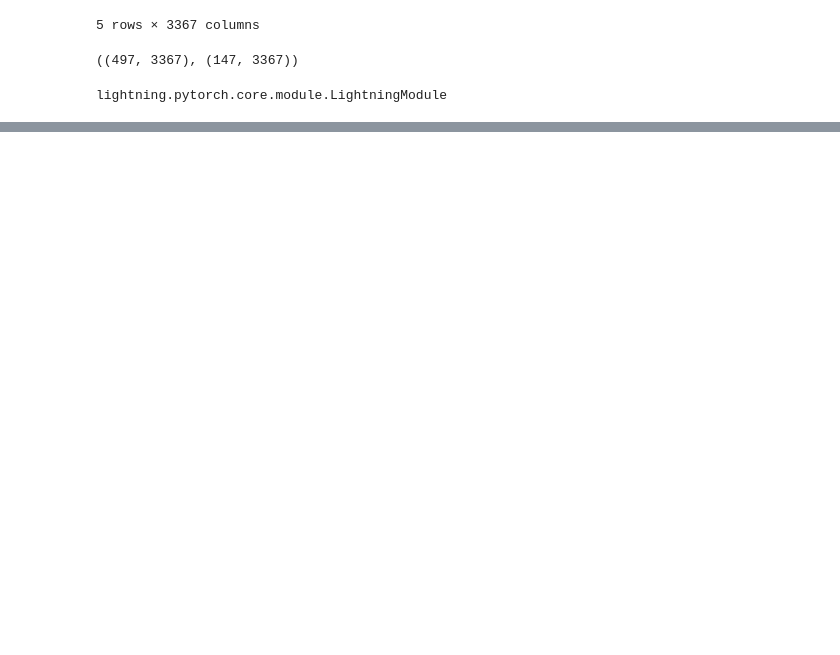
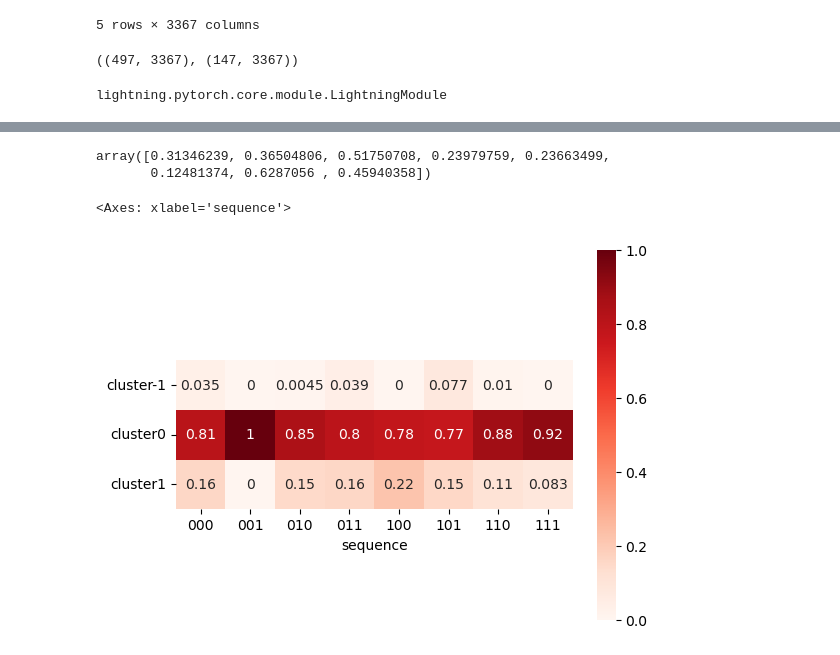
Before and after one commit to uic-evl/DigitalTwinVis, a Jupyter notebook: python/RadiomicClustering.ipynb, the cells around one changed output, grey strips where cells are left out. Drawn from its saved outputs; the diff is of its cells as text; code cells hidden in the pictures; blank space fills up the shorter version.

```diff
--- a/python/RadiomicClustering.ipynb
+++ b/python/RadiomicClustering.ipynb
@@ -273,0 +269,14 @@ plt.scatter(embedding[:,0],embedding[:,1])
+# %%
+temp = pd.Series(clusters,rm.index)
+temp.name = 'cluster'
+# temp.to_csv('../data/radiomics_clusters.csv')
+# pd.read_csv('../data/radiomics_clusters.csv').set_index("id")
+# %%
+from Preprocessing import DTDataset
+from Constants import Const
+
+df = DTDataset().get_data()
+df = df[Const.decisions]
+df = df.merge(temp,on='id')
+df['sequence'] = df[Const.decisions].apply(lambda x: ''.join([str(i) for i in x]),axis=1)
+df.head()
@@ -273,0 +291,8 @@ plt.scatter(embedding[:,0],embedding[:,1])
+# %%
+tempdf = pd.get_dummies(df['cluster']).astype('int').merge(df['sequence'],on='id')
+tempdf1 = tempdf.groupby('sequence').mean()
+tempdf1.columns = ['cluster' + str(c) for c in tempdf1.columns]
+tempdf2 = tempdf.groupby('sequence').sum()
+tempdf2.columns = ['clustersum' + str(c) for c in tempdf2.columns]
+tempdf = tempdf1.merge(tempdf2,on='sequence')
+tempdf
@@ -273,0 +310,16 @@ plt.scatter(embedding[:,0],embedding[:,1])
+# %%
+from sklearn.feature_selection import chi2
+chi2(pd.get_dummies(df.sequence),pd.get_dummies(df['cluster']).astype('int'))[1]
+# %% [output]
+array([0.31346239, 0.36504806, 0.51750708, 0.23979759, 0.23663499,
+       0.12481374, 0.6287056 , 0.45940358])
+# %%
+import seaborn as sns
+
+sns.heatmap(tempdf1.T,
+              annot=True,
+              square=True,
+              cmap='Reds')
+# %% [output]
+<Axes: xlabel='sequence'>
+[figure, added]
```
Also changed, not shown: parts of 11 cells of this notebook.
